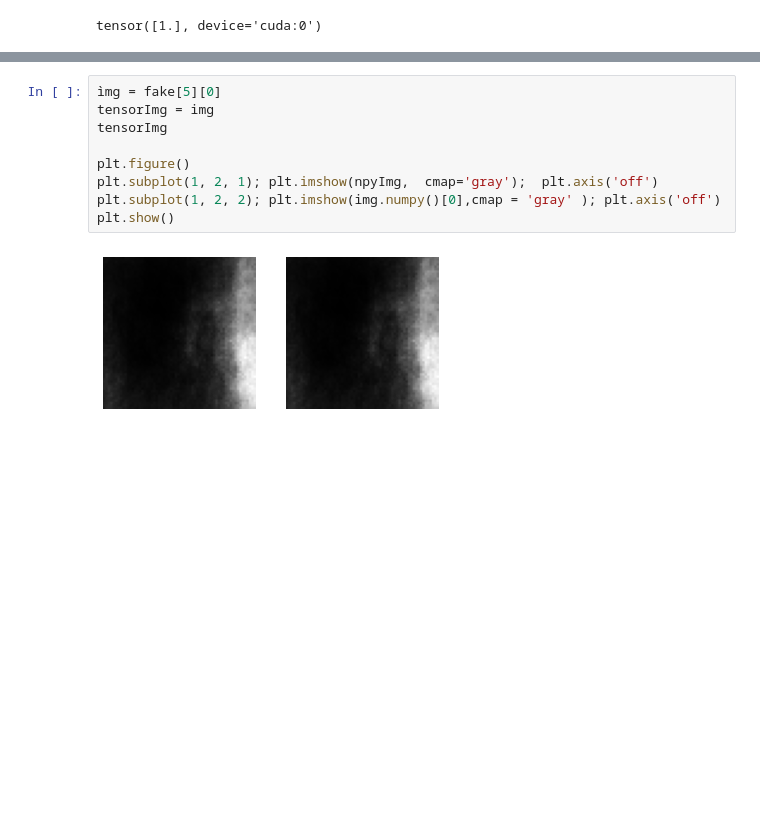
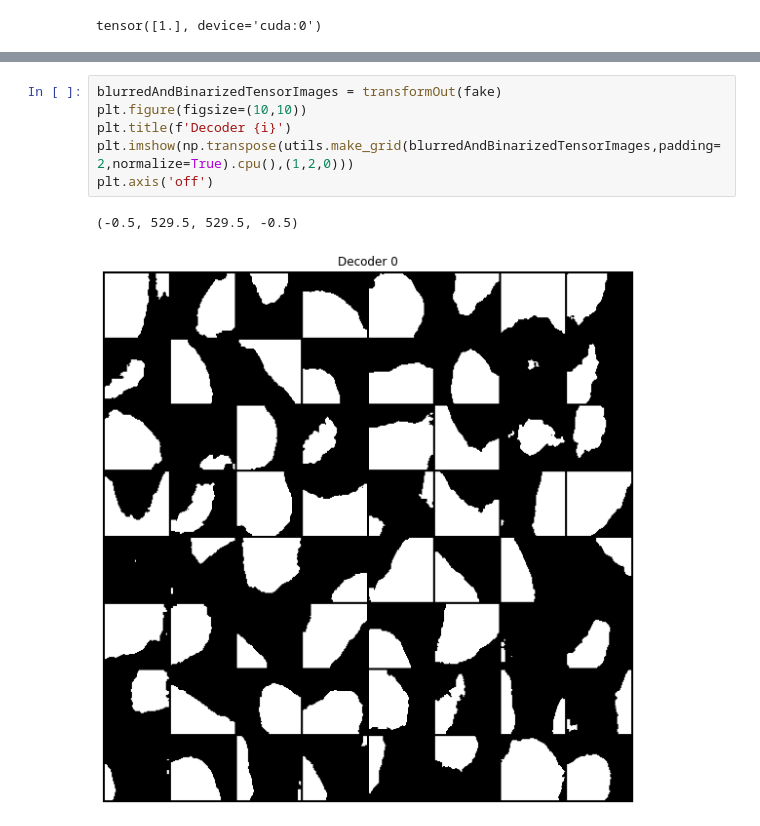
Before and after one commit to lucterres/vae2, a Jupyter notebook: maskCustomDS.ipynb, the cells around one changed output, grey strips where cells are left out. Drawn from its saved outputs; the diff is of its cells as text; blank space fills up the shorter version.

```diff
--- a/maskCustomDS.ipynb
+++ b/maskCustomDS.ipynb
@@ -137,11 +162,9 @@ plt.axis('off')
-# %%
-ìmg = fake[5][0]
-tensorImg = img
-tensorImg
-
-plt.figure()
-plt.subplot(1, 2, 1); plt.imshow(npyImg,  cmap='gray');  plt.axis('off')
-plt.subplot(1, 2, 2); plt.imshow(img.numpy()[0],cmap = 'gray' ); plt.axis('off')
-plt.show()
-# %% [output]
-[figure, removed]
+# %%
+blurredAndBinarizedTensorImages = transformOut(fake)
+plt.figure(figsize=(10,10))
+plt.title(f'Decoder {i}')
+plt.imshow(np.transpose(utils.make_grid(blurredAndBinarizedTensorImages,padding=2,normalize=True).cpu(),(1,2,0)))
+plt.axis('off')
+# %% [output]
+(-0.5, 529.5, 529.5, -0.5)
+[figure, added]
```
Also changed, not shown: parts of 15 cells of this notebook, 1 other file.
